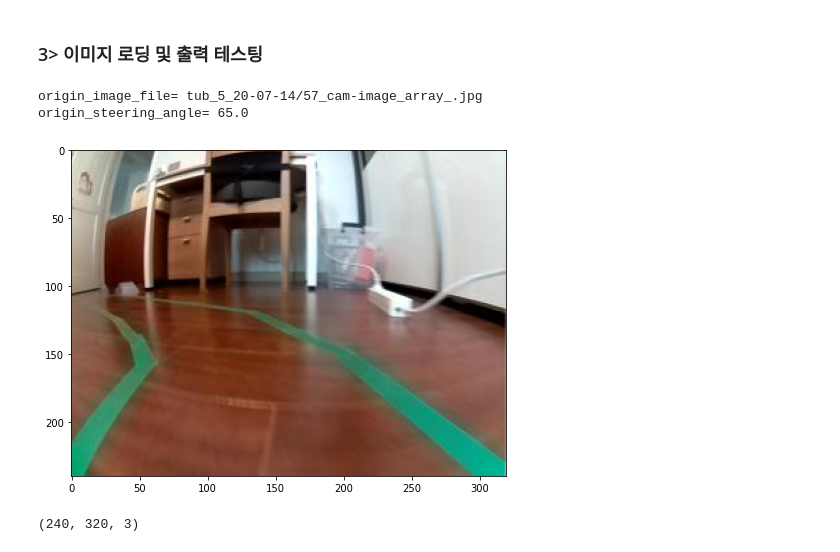
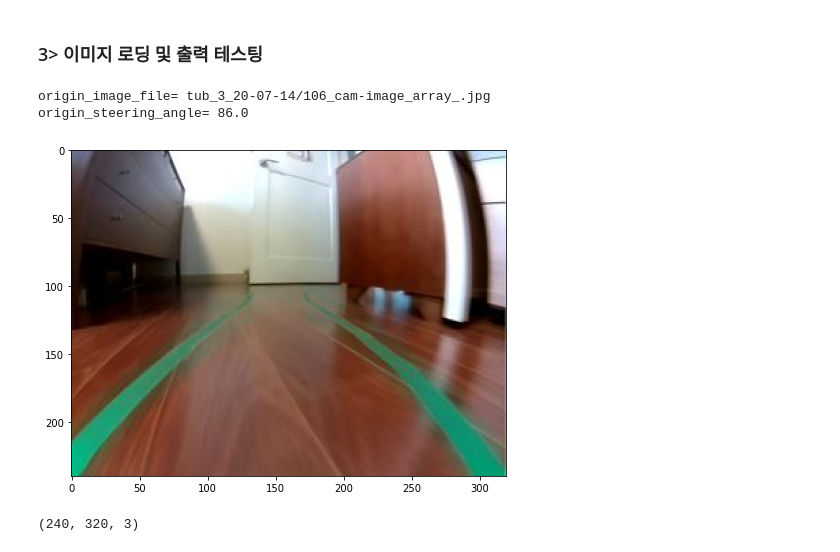
Before and after one commit to pletalk/EMPV-RPI-AutoDriving, a Jupyter notebook: 06-EMPV1-AutoLaneFollow-Colab/01-EMPV1_AutonomousDriving_DeepLearning.ipynb, the cells around one changed output. Saved outputs shown, nothing was run; the diff lists cells and outputs as text; code cells hidden in the pictures.

```diff
--- a/06-EMPV1-AutoLaneFollow-Colab/01-EMPV1_AutonomousDriving_DeepLearning.ipynb
+++ b/06-EMPV1-AutoLaneFollow-Colab/01-EMPV1_AutonomousDriving_DeepLearning.ipynb
@@ -116,0 +192,6 @@ keras.__version__: 2.3.1
+# %%
+TUB2LIST_DIR='/content/TUB2LIST'
+DATA_DIR= '/content/data'
+
+TUB2LIST_BY_DATA_PATH = f'{TUB2LIST_DIR}/tub2list_by_data.py'
+TUB2CSV_PATH = f'{TUB2LIST_DIR}/tub2list_by_data.csv'
@@ -146,3 +232,5 @@ raw_df = pd.read_csv(file_path)
+# %%
+raw_df = pd.read_csv(TUB2CSV_PATH)
 # %%
 raw_df
 # %% [output]
@@ -239,0 +326,3 @@ data_dir = '/content/data'
+# %%
+data_dir = DATA_DIR
+data_dir
@@ -264,17 +355,17 @@ def load_image(data_dir,image_path):
 # %% [markdown]
 ### 3> 이미지 로딩 및 출력 테스팅
 # %%
-test_sample_index = 11
+test_sample_index = 10
 
 rgb_image = load_image(data_dir, X_train[test_sample_index])
 steering_angle = y_train[test_sample_index]
 print("origin_image_file=",X_train[test_sample_index])
 print("origin_steering_angle=",steering_angle)
 show_image(rgb_image)
 # %% [output]
-origin_image_file= tub_5_20-07-14/57_cam-image_array_.jpg
-origin_steering_angle= 65.0
+origin_image_file= tub_3_20-07-14/106_cam-image_array_.jpg
+origin_steering_angle= 86.0
-[figure, old version]
+[figure, new version]
 # %%
 rgb_image.shape
 # %% [output]
```
Also changed, not shown: parts of 45 cells of this notebook.
